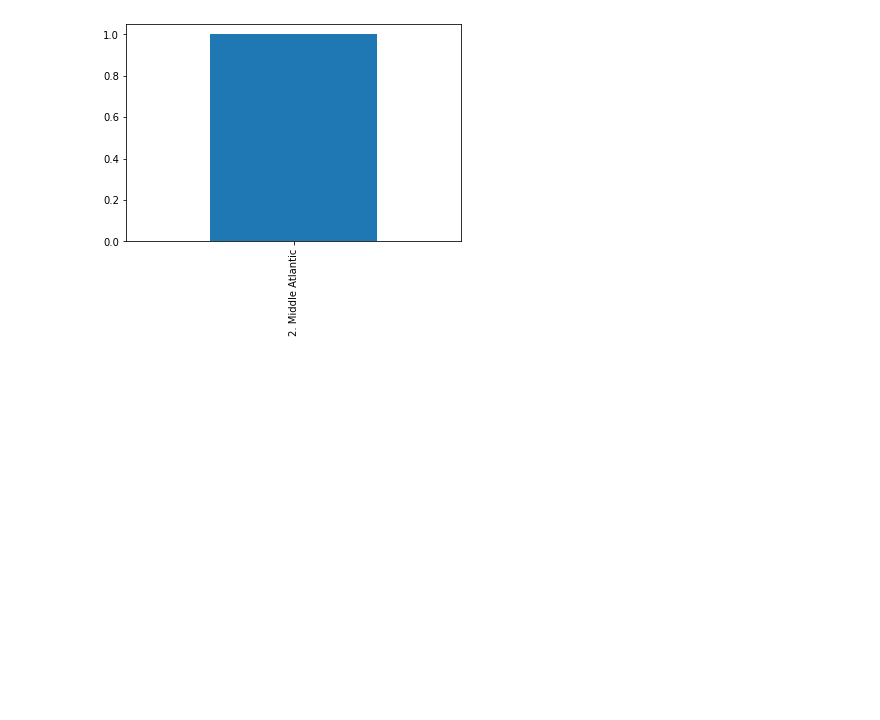
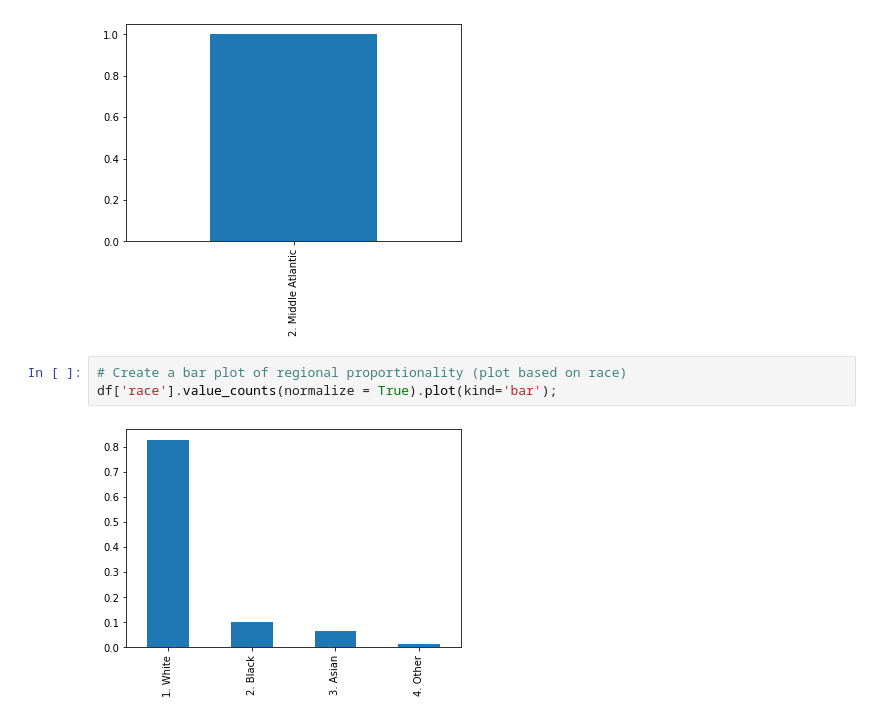
Before and after one commit to ptoledanocabrera/OIM_7502_classwork, a Jupyter notebook: Session 2 In-class Activity_ptoledanocabrera.ipynb, the cells around one changed output. Drawn from its saved outputs; the diff is of its cells as text; blank space fills up the shorter version.

```diff
--- a/Session 2 In-class Activity_ptoledanocabrera.ipynb
+++ b/Session 2 In-class Activity_ptoledanocabrera.ipynb
@@ -206,3 +206,8 @@ Name: race, dtype: float64
 df['region'].value_counts(normalize = True).plot(kind='bar');
 # %% [output]
 [figure]
+# %%
+# Create a bar plot of regional proportionality (plot based on race)
+df['race'].value_counts(normalize = True).plot(kind='bar');
+# %% [output]
+[figure, added]
```
